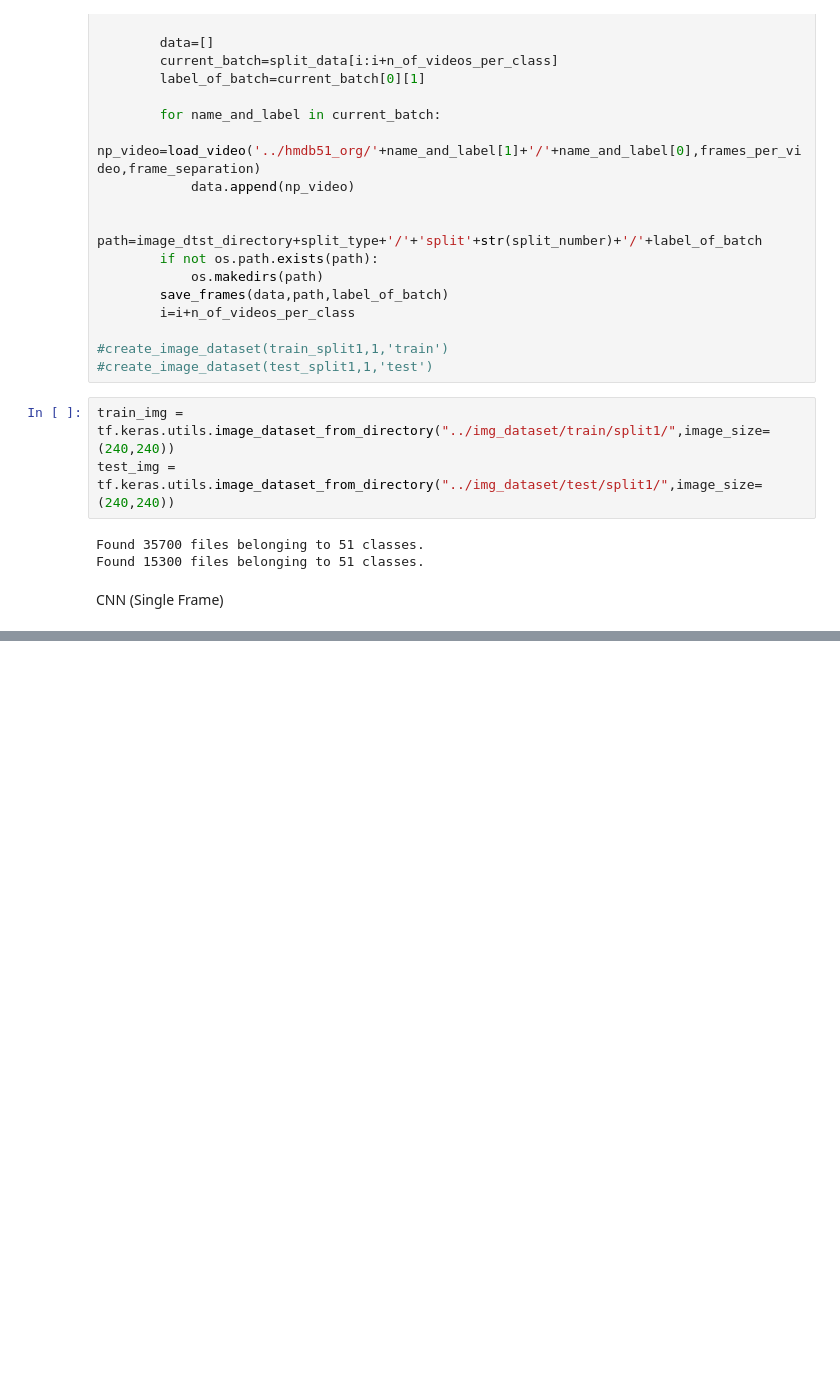
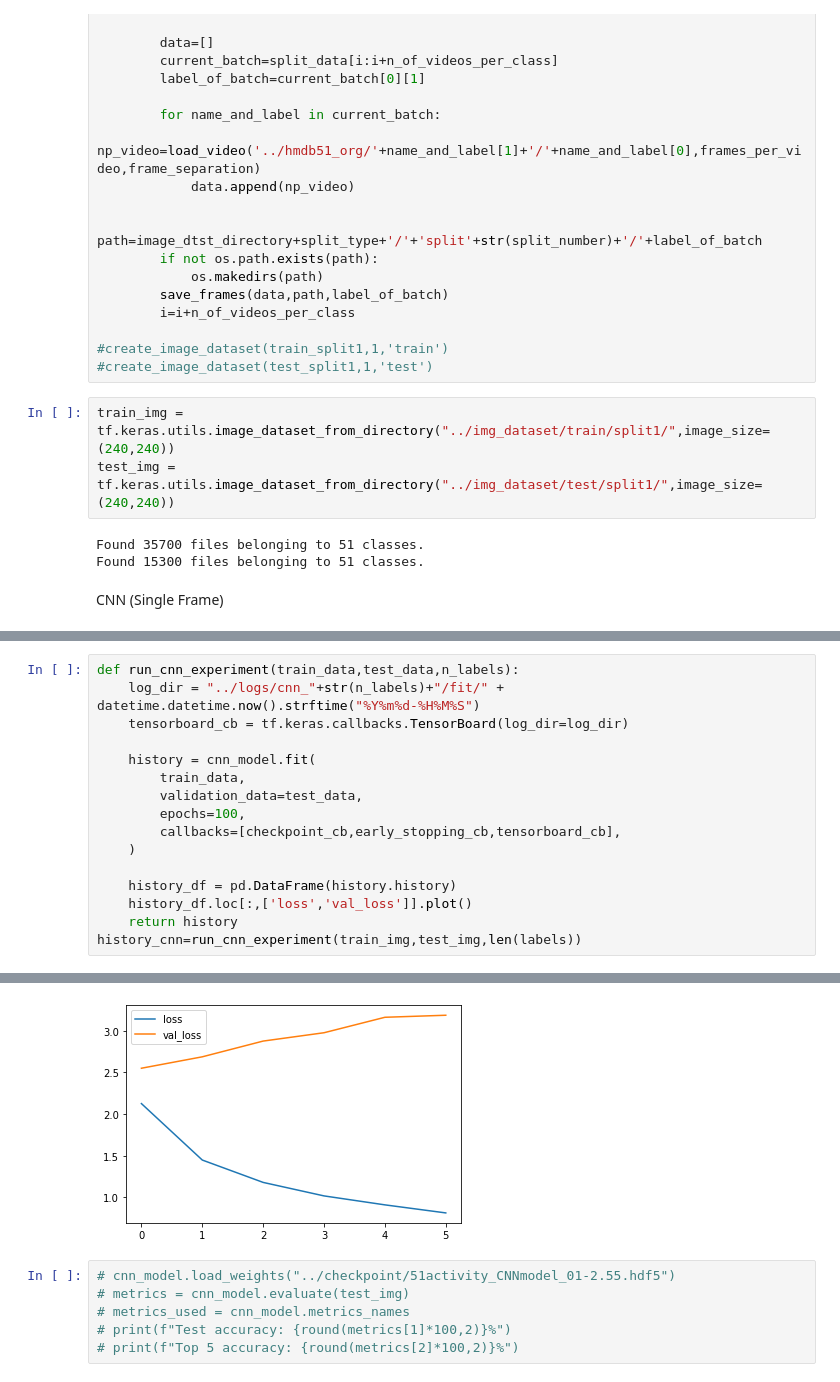
Before and after one commit to dalonm03/TFG, a Jupyter notebook: src/tfg.ipynb, the cells around one changed output, grey strips where cells are left out. Drawn from its saved outputs; the diff is of its cells as text; blank space fills up the shorter version.

Commit message:
📝📂 Entrenado CNN con imágenes y función de obtener graficas de tensorboard.dev

```diff
--- a/src/tfg.ipynb
+++ b/src/tfg.ipynb
@@ -614,0 +637,17 @@ tf.keras.utils.plot_model(model, "modelo_tfg.png", show_shapes=True)
+# %%
+def run_cnn_experiment(train_data,test_data,n_labels):
+    log_dir = "../logs/cnn_"+str(n_labels)+"/fit/" + datetime.datetime.now().strftime("%Y%m%d-%H%M%S")
+    tensorboard_cb = tf.keras.callbacks.TensorBoard(log_dir=log_dir)
+
+    history = cnn_model.fit(
+        train_data,
+        validation_data=test_data,
+        epochs=100,
+        callbacks=[checkpoint_cb,early_stopping_cb,tensorboard_cb],
+    )
+
+    history_df = pd.DataFrame(history.history)
+    history_df.loc[:,['loss','val_loss']].plot()
+    return history
+history_cnn=run_cnn_experiment(train_img,test_img,len(labels))
+# %% [output]
@@ -614,0 +666,7 @@ tf.keras.utils.plot_model(model, "modelo_tfg.png", show_shapes=True)
+[figure, added]
+# %%
+# cnn_model.load_weights("../checkpoint/51activity_CNNmodel_01-2.55.hdf5")
+# metrics = cnn_model.evaluate(test_img)
+# metrics_used = cnn_model.metrics_names
+# print(f"Test accuracy: {round(metrics[1]*100,2)}%")
+# print(f"Top 5 accuracy: {round(metrics[2]*100,2)}%")
```
Also changed, not shown: parts of 16 cells of this notebook, 2 other files.
